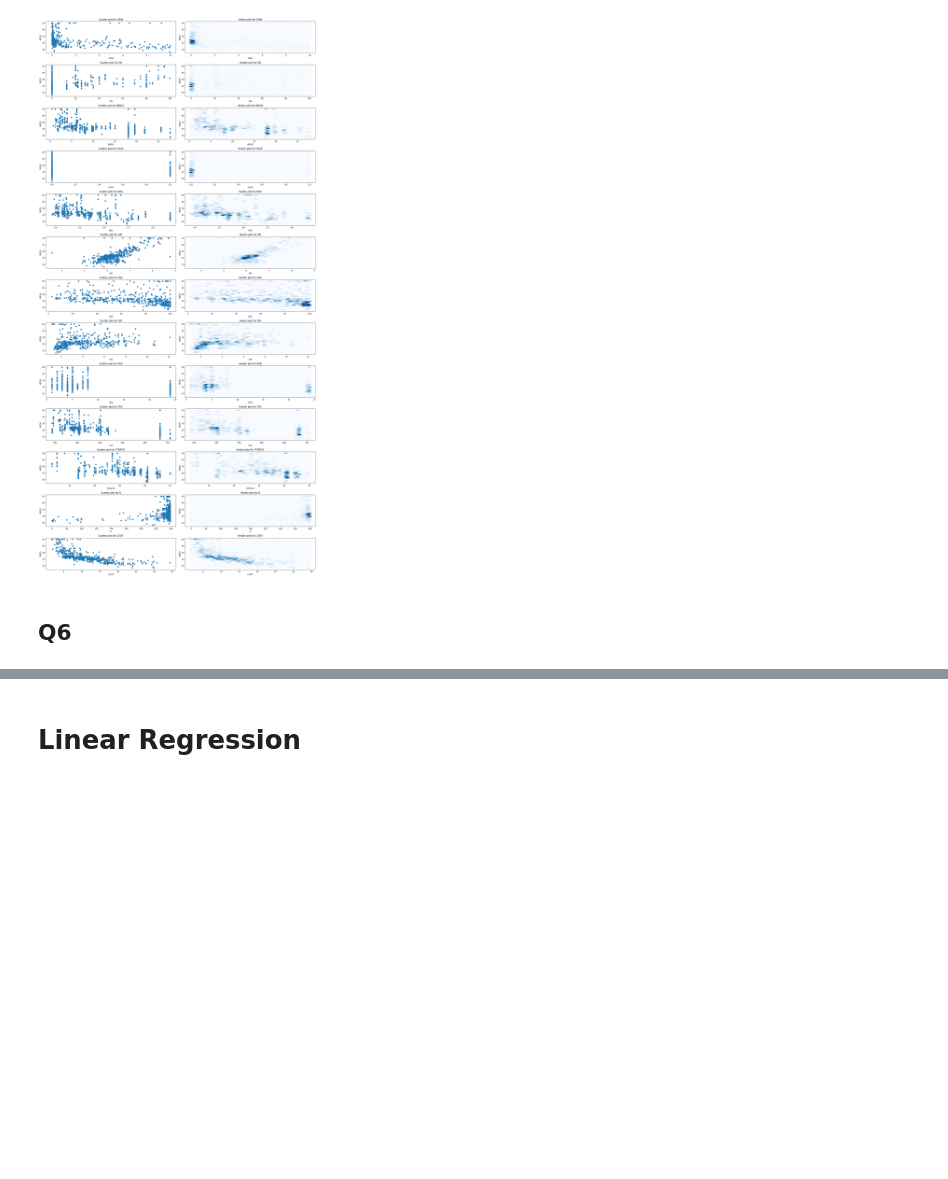
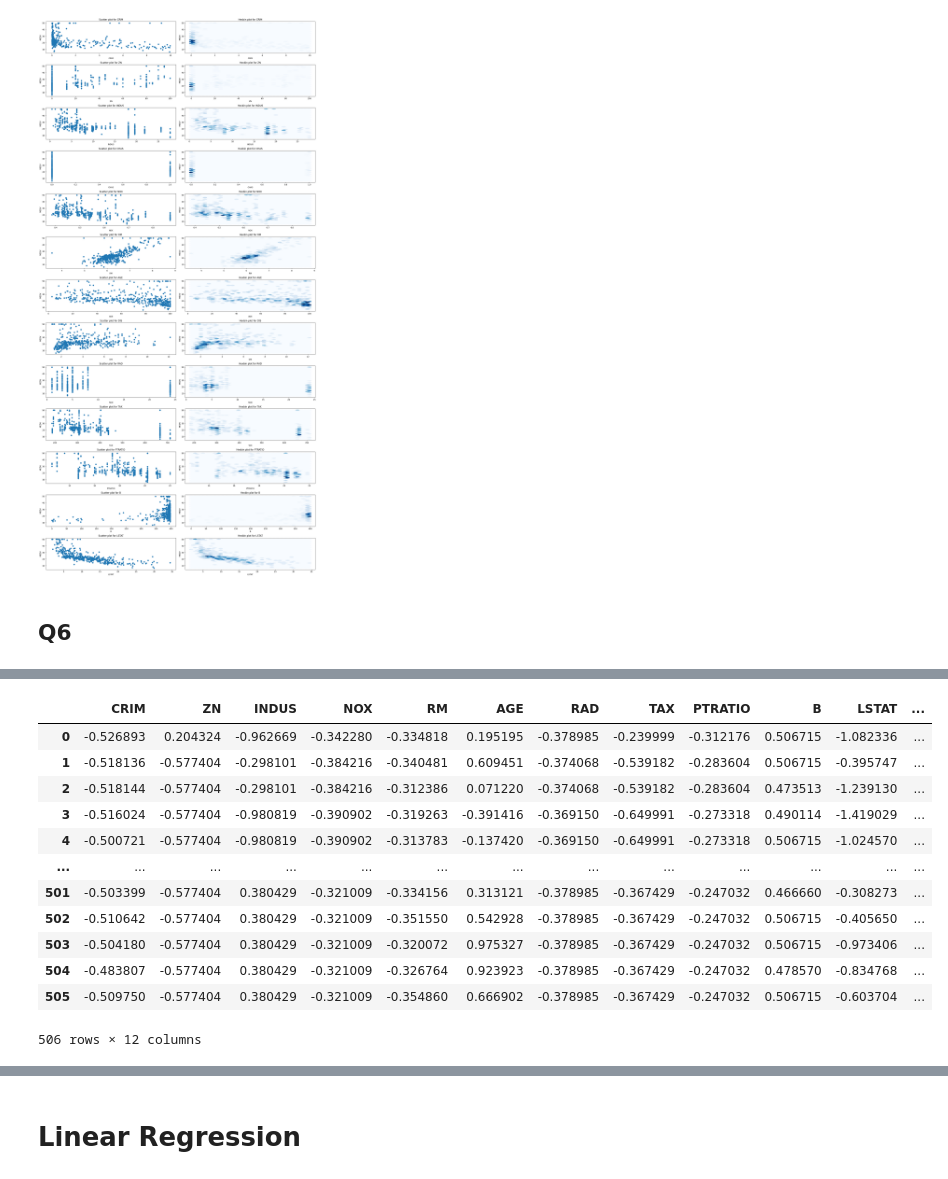
Before and after one commit to AryanBastani/AI-Course-Projects, a Jupyter notebook: Machine Learning/AI-CA4.ipynb, the cells around one changed output, grey strips where cells are left out. Saved outputs shown, nothing was run; the diff lists cells and outputs as text; code cells hidden in the pictures; blank space fills up the shorter version.

```diff
--- a/Machine Learning/AI-CA4.ipynb
+++ b/Machine Learning/AI-CA4.ipynb
@@ -189,0 +298,4 @@ plt.show()
+# %%
+linearData = data.copy()
+linearData.interpolate(method ='linear', limit_direction ='both', inplace=True)
+linearData.isna().sum()
@@ -189,0 +349,2 @@ plt.show()
+# %%
+linearData = linearData.drop(['CHAS', 'DIS'], axis = "columns")
@@ -189,0 +409,22 @@ plt.show()
+# %%
+from sklearn.preprocessing import StandardScaler
+
+std_scaler = StandardScaler()
+numeric_cols = linearData.select_dtypes(include="number")
+linearData[numeric_cols.columns] = std_scaler.fit_transform(numeric_cols)
+linearData["MEDV"] = numeric_cols["MEDV"]
+linearData
+# %% [output]
+|  | CRIM | ZN | INDUS | NOX | RM | AGE | RAD | TAX | PTRATIO | B | LSTAT | ... |
+| 0 | -0.526893 | 0.204324 | -0.962669 | -0.342280 | -0.334818 | 0.195195 | -0.378985 | -0.239999 | -0.312176 | 0.506715 | -1.082336 | ... |
+| 1 | -0.518136 | -0.577404 | -0.298101 | -0.384216 | -0.340481 | 0.609451 | -0.374068 | -0.539182 | -0.283604 | 0.506715 | -0.395747 | ... |
+| 2 | -0.518144 | -0.577404 | -0.298101 | -0.384216 | -0.312386 | 0.071220 | -0.374068 | -0.539182 | -0.283604 | 0.473513 | -1.239130 | ... |
+| 3 | -0.516024 | -0.577404 | -0.980819 | -0.390902 | -0.319263 | -0.391416 | -0.369150 | -0.649991 | -0.273318 | 0.490114 | -1.419029 | ... |
+| 4 | -0.500721 | -0.577404 | -0.980819 | -0.390902 | -0.313783 | -0.137420 | -0.369150 | -0.649991 | -0.273318 | 0.506715 | -1.024570 | ... |
+| ... | ... | ... | ... | ... | ... | ... | ... | ... | ... | ... | ... | ... |
+| 501 | -0.503399 | -0.577404 | 0.380429 | -0.321009 | -0.334156 | 0.313121 | -0.378985 | -0.367429 | -0.247032 | 0.466660 | -0.308273 | ... |
+| 502 | -0.510642 | -0.577404 | 0.380429 | -0.321009 | -0.351550 | 0.542928 | -0.378985 | -0.367429 | -0.247032 | 0.506715 | -0.405650 | ... |
+| 503 | -0.504180 | -0.577404 | 0.380429 | -0.321009 | -0.320072 | 0.975327 | -0.378985 | -0.367429 | -0.247032 | 0.506715 | -0.973406 | ... |
+| 504 | -0.483807 | -0.577404 | 0.380429 | -0.321009 | -0.326764 | 0.923923 | -0.378985 | -0.367429 | -0.247032 | 0.478570 | -0.834768 | ... |
+| 505 | -0.509750 | -0.577404 | 0.380429 | -0.321009 | -0.354860 | 0.666902 | -0.378985 | -0.367429 | -0.247032 | 0.506715 | -0.603704 | ... |
+506 rows × 12 columns
```
Also changed, not shown: parts of 20 cells of this notebook.
